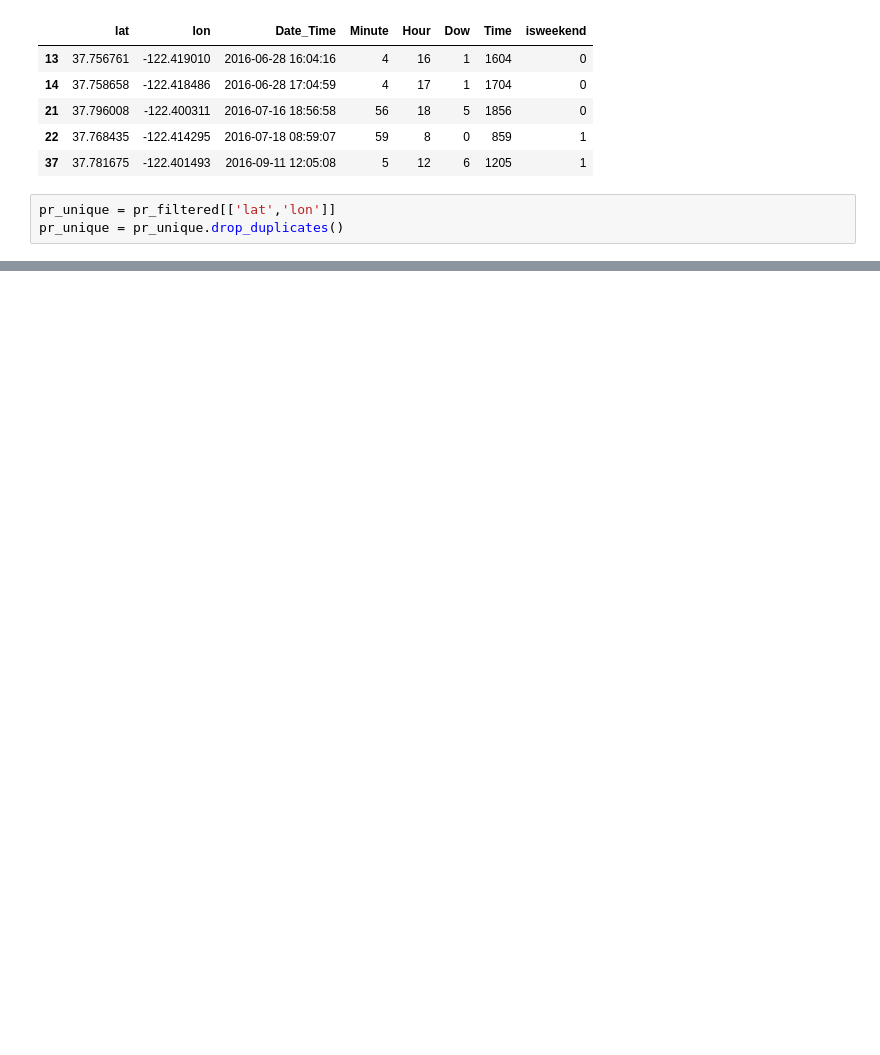
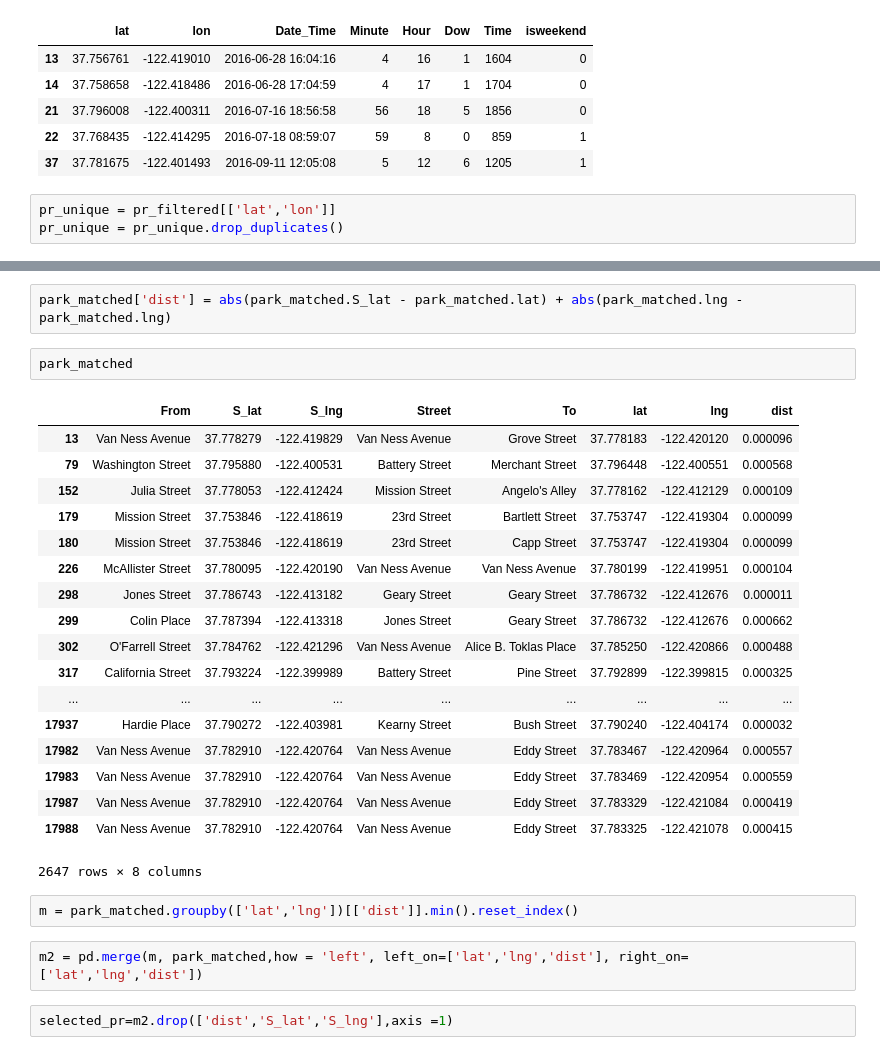
Before and after one commit to dyan10/SF-Parking-prediction-for-Parknav, a Jupyter notebook: Features/EDA.ipynb, the cells around one changed output, grey strips where cells are left out. Saved outputs shown, nothing was run; the diff lists cells and outputs as text; blank space fills up the shorter version.

```diff
--- a/Features/EDA.ipynb
+++ b/Features/EDA.ipynb
@@ -291,0 +228,29 @@ plt.scatter(train_latlng.lat,train_latlng.lng,c = train_latlng.street_cluster,al
+# %%
+park_matched['dist'] = abs(park_matched.S_lat - park_matched.lat) + abs(park_matched.lng - park_matched.lng)
+# %%
+park_matched
+# %% [output]
+|  | From | S_lat | S_lng | Street | To | lat | lng | dist |
+| 13 | Van Ness Avenue | 37.778279 | -122.419829 | Van Ness Avenue | Grove Street | 37.778183 | -122.420120 | 0.000096 |
+| 79 | Washington Street | 37.795880 | -122.400531 | Battery Street | Merchant Street | 37.796448 | -122.400551 | 0.000568 |
+| 152 | Julia Street | 37.778053 | -122.412424 | Mission Street | Angelo's Alley | 37.778162 | -122.412129 | 0.000109 |
+| 179 | Mission Street | 37.753846 | -122.418619 | 23rd Street | Bartlett Street | 37.753747 | -122.419304 | 0.000099 |
+| 180 | Mission Street | 37.753846 | -122.418619 | 23rd Street | Capp Street | 37.753747 | -122.419304 | 0.000099 |
+| 226 | McAllister Street | 37.780095 | -122.420190 | Van Ness Avenue | Van Ness Avenue | 37.780199 | -122.419951 | 0.000104 |
+| 298 | Jones Street | 37.786743 | -122.413182 | Geary Street | Geary Street | 37.786732 | -122.412676 | 0.000011 |
+| 299 | Colin Place | 37.787394 | -122.413318 | Jones Street | Geary Street | 37.786732 | -122.412676 | 0.000662 |
+| 302 | O'Farrell Street | 37.784762 | -122.421296 | Van Ness Avenue | Alice B. Toklas Place | 37.785250 | -122.420866 | 0.000488 |
+| 317 | California Street | 37.793224 | -122.399989 | Battery Street | Pine Street | 37.792899 | -122.399815 | 0.000325 |
+| ... | ... | ... | ... | ... | ... | ... | ... | ... |
+| 17937 | Hardie Place | 37.790272 | -122.403981 | Kearny Street | Bush Street | 37.790240 | -122.404174 | 0.000032 |
+| 17982 | Van Ness Avenue | 37.782910 | -122.420764 | Van Ness Avenue | Eddy Street | 37.783467 | -122.420964 | 0.000557 |
+| 17983 | Van Ness Avenue | 37.782910 | -122.420764 | Van Ness Avenue | Eddy Street | 37.783469 | -122.420954 | 0.000559 |
+| 17987 | Van Ness Avenue | 37.782910 | -122.420764 | Van Ness Avenue | Eddy Street | 37.783329 | -122.421084 | 0.000419 |
+| 17988 | Van Ness Avenue | 37.782910 | -122.420764 | Van Ness Avenue | Eddy Street | 37.783325 | -122.421078 | 0.000415 |
+2647 rows × 8 columns
+# %%
+m = park_matched.groupby(['lat','lng'])[['dist']].min().reset_index()
+# %%
+m2 = pd.merge(m, park_matched,how = 'left', left_on=['lat','lng','dist'], right_on=['lat','lng','dist'])
+# %%
+selected_pr=m2.drop(['dist','S_lat','S_lng'],axis =1)
```
Also changed, not shown: parts of 41 cells of this notebook, 1 other file.
